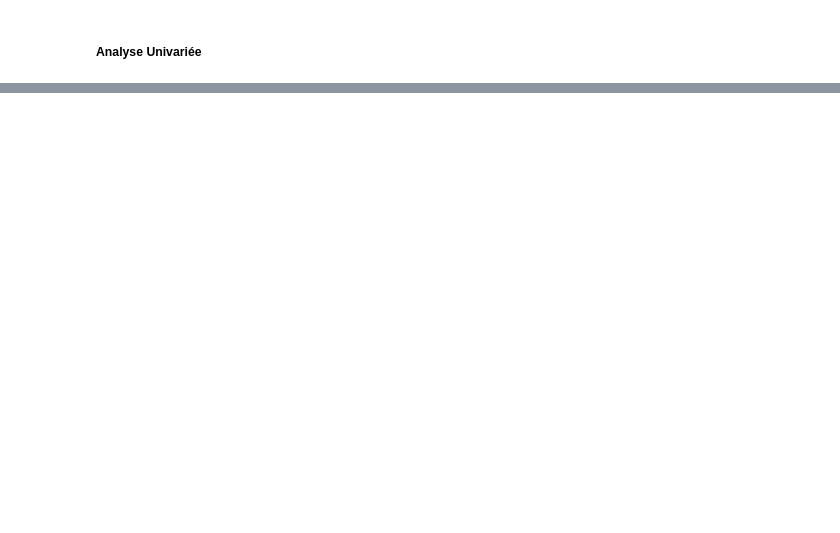
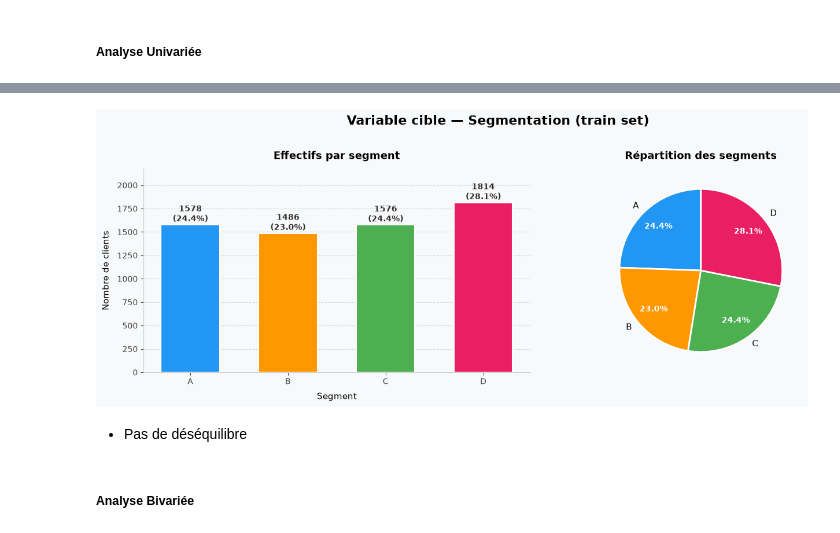
Before and after one commit to JOREL531/projet_JAKALA, a Jupyter notebook: code/exploration.ipynb, the cells around one changed output, grey strips where cells are left out. Drawn from its saved outputs; the diff is of its cells as text; code cells hidden in the pictures; blank space fills up the shorter version.

Commit message:
Suite Analyse Explo

```diff
--- a/code/exploration.ipynb
+++ b/code/exploration.ipynb
@@ -228,0 +340,65 @@ Length: 8, dtype: str
+# %%
+# Target
+
+colors = ['#2196F3', '#FF9800', '#4CAF50', '#E91E63']
+counts = y_train.value_counts().sort_index()
+
+fig, axes = plt.subplots(1, 2, figsize=(14, 5))
+fig.suptitle('Variable cible — Segmentation (train set)', fontsize=16, fontweight='bold', y=1.02)
+fig.patch.set_facecolor('#F8F9FA')
+
+# ── Bar chart ──────────────────────────────────────────
+ax = axes[0]
+ax.set_facecolor('#F8F9FA')
+
+bars = ax.bar(counts.index.astype(str), counts.values,
+              color=colors, edgecolor='white', linewidth=1.5,
+              width=0.6, zorder=3)
+
+# Annotations valeurs + pourcentages
+for bar, val in zip(bars, counts.values):
+    pct = val / len(y_train) * 100
+    ax.text(bar.get_x() + bar.get_width() / 2, bar.get_height() + 8,
+            f'{val}\n({pct:.1f}%)', ha='center', va='bottom',
+            fontsize=10, fontweight='bold', color='#333333')
+
+ax.set_title('Effectifs par segment', fontsize=13, fontweight='bold', pad=12)
+ax.set_xlabel('Segment', fontsize=11, labelpad=8)
+ax.set_ylabel('Nombre de clients', fontsize=11, labelpad=8)
+ax.set_ylim(0, counts.max() * 1.2)
+ax.yaxis.grid(True, linestyle='--', alpha=0.7, color='#CCCCCC', zorder=0)
+ax.set_axisbelow(True)
+ax.spines[['top', 'right']].set_visible(False)
+ax.spines[['left', 'bottom']].set_color('#CCCCCC')
+ax.tick_params(axis='both', labelsize=10, colors='#444444')
+
+# ── Pie chart ──────────────────────────────────────────
+ax2 = axes[1]
+ax2.set_facecolor('#F8F9FA')
+
+wedges, texts, autotexts = ax2.pie(
+    counts.values,
+    labels=counts.index.astype(str),
+    autopct='%1.1f%%',
+    startangle=90,
+    colors=colors,
+    pctdistance=0.75,
+    wedgeprops=dict(edgecolor='white', linewidth=2),
+    textprops=dict(fontsize=11)
+)
+
+for autotext in autotexts:
+    autotext.set_fontsize(10)
+    autotext.set_fontweight('bold')
+    autotext.set_color('white')
+
+ax2.set_title('Répartition des segments', fontsize=13, fontweight='bold', pad=12)
+
+plt.tight_layout()
+plt.show()
+# %% [output]
+[figure, added]
+# %% [markdown]
+- Pas de déséquilibre
+# %% [markdown]
+##### Analyse Bivariée
```
Also changed, not shown: parts of 18 cells of this notebook, 2 other files.
